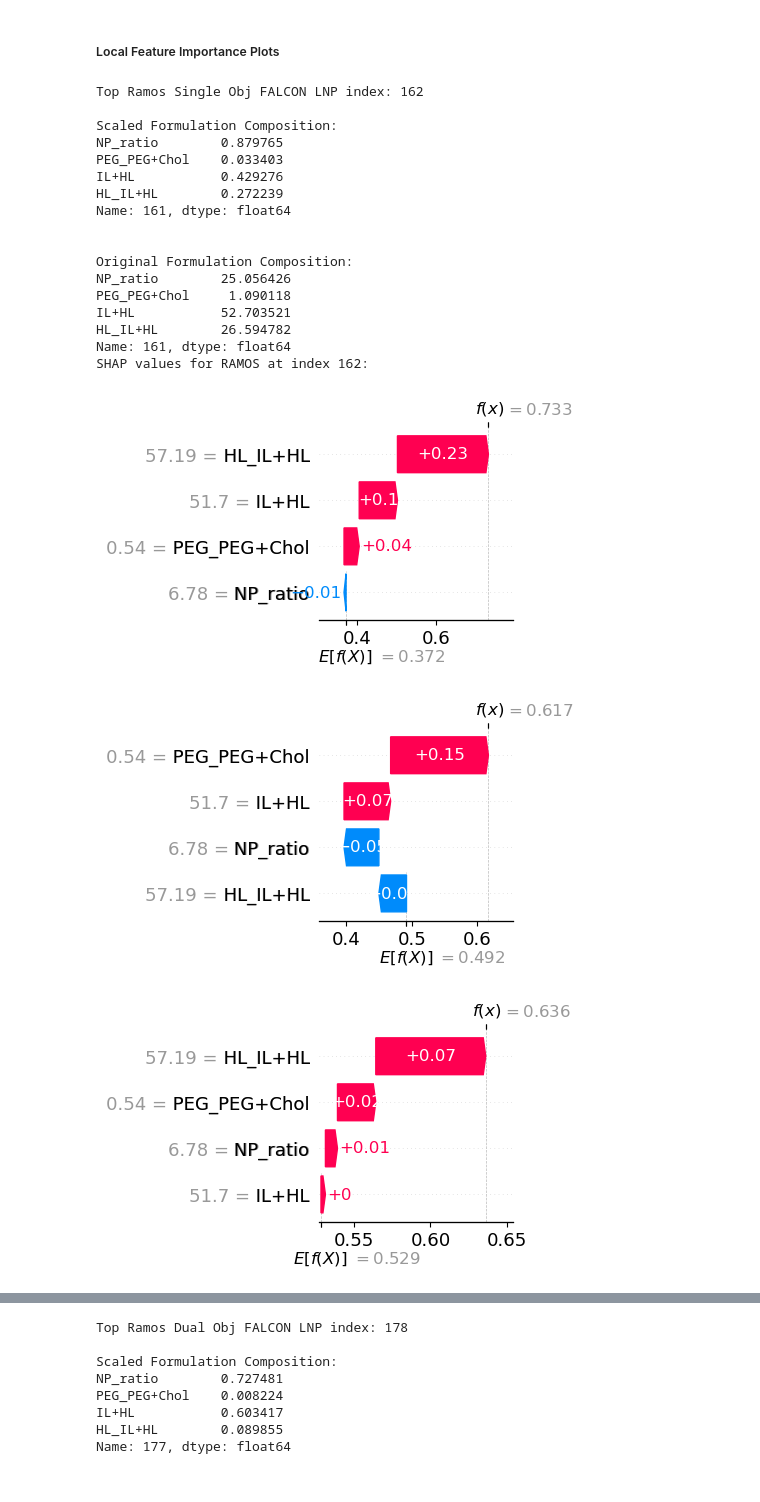
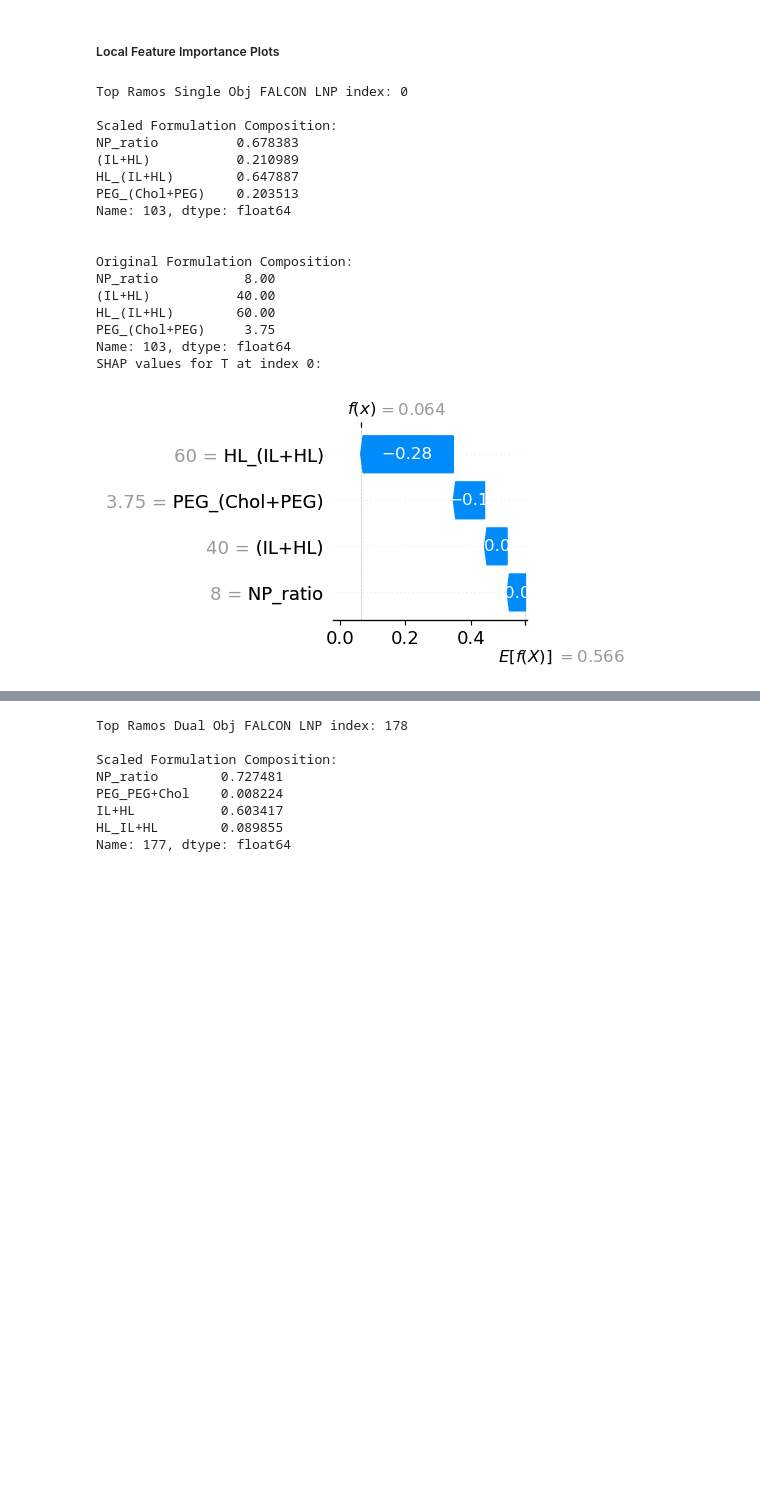
Before and after one commit to MaoResearchGroup/falcon-lnp-optimization, a Jupyter notebook: notebooks/plot_SHAP_analysis.ipynb, the cells around one changed output, grey strips where cells are left out. Cells and saved outputs as stored; diff of their text form; code cells hidden in the pictures; blank space fills up the shorter version.

Commit message:
tATLAS kNN cleaned_models trained

```diff
--- a/notebooks/plot_SHAP_analysis.ipynb
+++ b/notebooks/plot_SHAP_analysis.ipynb
@@ -7,9 +7,12 @@ plot_SHAP_analysis notebook
 # %%
 ### Required Run Parameters ###
 
-RUN_NAME = "dual_obj_demo" #Name of folder from which to load the model
-cell_type_list = ['RAMOS','THP1','Skewed_Diff']
-input_param_order = ['NP_ratio', 'HL_IL+HL','IL+HL', 'PEG_PEG+Chol']
+RUN_NAME = "tATLAS_final_kNN" #Name of folder from which to load the model
+cell_type_list = ['T']
+input_param_order = ['NP_ratio',
+                        '(IL+HL)',
+                        'HL_(IL+HL)',
+                        'PEG_(Chol+PEG)']
 # %% [markdown]
 ##### Configuration #####
 # %%
@@ -155,7 +146,7 @@ for param in input_param_order:
         train_data_reversed[param] = input_scalars[cell_type_list[0]][param].inverse_transform(train_data_reversed[[param]])
 # %%
 # Top Ramos SO FALCON LNP
-index = 162
+index = 0
 print(f"Top Ramos Single Obj FALCON LNP index: {index} \n")
 
 print('Scaled Formulation Composition:')
@@ -167,45 +158,43 @@ print(train_data_reversed.iloc[index-1])
 
 rounded_feature_values = np.round(train_data_reversed.iloc[index-1], 2)
 
 for cell_type in cell_type_list:
     shap_values_selected = shap_values[cell_type][index-1]
     shap_values_rounded = shap.Explanation(
         values=shap_values_selected.values,  # Keep original SHAP values
         base_values=shap_values_selected.base_values,  # Keep original base value
         data=rounded_feature_values,  # Use rounded feature values
         feature_names=shap_values_selected.feature_names  # Keep original feature names
     )
     fig, ax1 = plt.subplots(1, 1, figsize = (15, 15))
     print(f'SHAP values for {cell_type} at index {index}:')
     #waterfall plot
     shap.plots.waterfall(shap_values_rounded, show = False)
     ax1.set_xlabel("")
     plt.gcf().set_size_inches(2.5,2.5)
     save_path = os.path.join(SHAP_save_path, f'Waterfall_Formulation_{index}_{cell_type}.svg'),
     plt.savefig(
         save_path[0],
         bbox_inches='tight', dpi=300, transparent=True
     )
     plt.show()
     plt.close()
 # %% [output]
-Top Ramos Single Obj FALCON LNP index: 162
+Top Ramos Single Obj FALCON LNP index: 0
 
 Scaled Formulation Composition:
-NP_ratio        0.879765
-PEG_PEG+Chol    0.033403
-IL+HL           0.429276
-HL_IL+HL        0.272239
-Name: 161, dtype: float64
+NP_ratio          0.678383
+(IL+HL)           0.210989
+HL_(IL+HL)        0.647887
+PEG_(Chol+PEG)    0.203513
+Name: 103, dtype: float64
 
 
 Original Formulation Composition:
-NP_ratio        25.056426
-PEG_PEG+Chol     1.090118
-IL+HL           52.703521
-HL_IL+HL        26.594782
-Name: 161, dtype: float64
-SHAP values for RAMOS at index 162:
+NP_ratio           8.00
+(IL+HL)           40.00
+HL_(IL+HL)        60.00
+PEG_(Chol+PEG)     3.75
+Name: 103, dtype: float64
+SHAP values for T at index 0:
-[figure, old version]
+[figure, new version]
-[figure, removed]
-[figure, removed]
```
Also changed, not shown: parts of 5 cells of this notebook, 45 other files.
